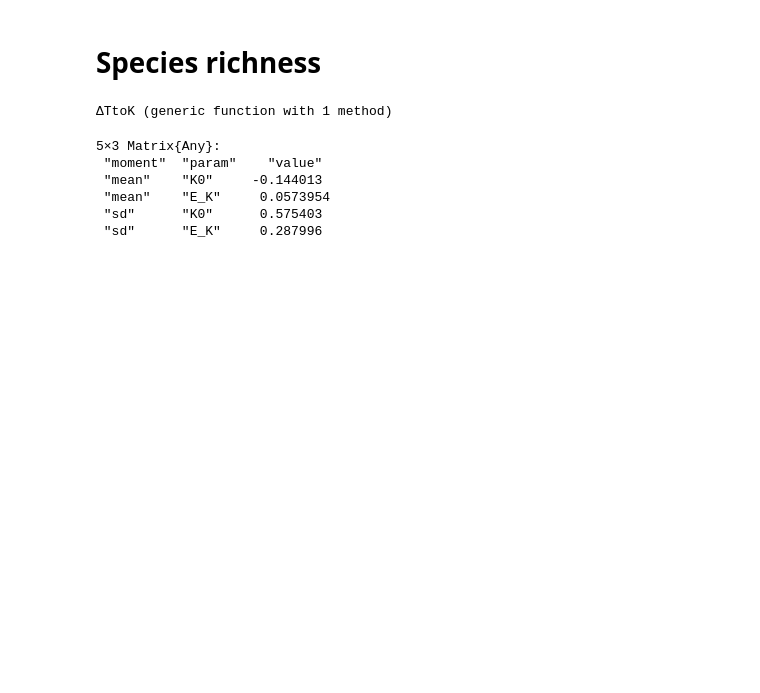
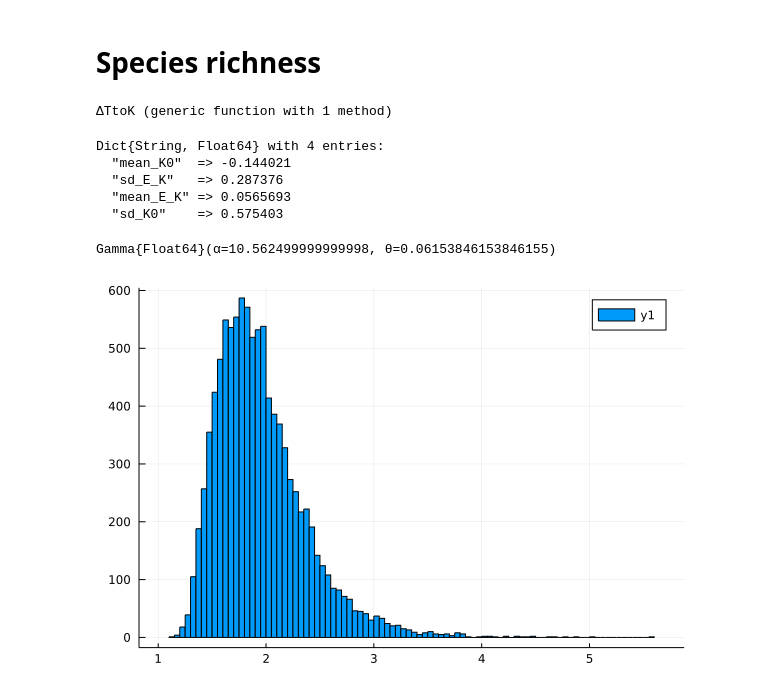
Before and after one commit to CleggTom/Temperature_feasibility, a Jupyter notebook: Notebooks/Analytic.ipynb, the cells around one changed output. Saved outputs shown, nothing was run; the diff lists cells and outputs as text; code cells hidden in the pictures; blank space fills up the shorter version.

```diff
--- a/Notebooks/Analytic.ipynb
+++ b/Notebooks/Analytic.ipynb
@@ -315,12 +315,15 @@ end
 using DelimitedFiles
 
 param_table = readdlm("../data/K_TPC_output.csv", ',')
+
+keys = string.(param_table[:,1],"_",param_table[:,2])
+
+obs_param = Dict(keys[i] => param_table[i, 3] for i = 2:5)
 # %% [output]
-5×3 Matrix{Any}:
- "moment"  "param"    "value"
- "mean"    "K0"     -0.144013
- "mean"    "E_K"     0.0573954
- "sd"      "K0"      0.575403
- "sd"      "E_K"     0.287996
+Dict{String, Float64} with 4 entries:
+  "mean_K0"  => -0.144021
+  "sd_E_K"   => 0.287376
+  "mean_E_K" => 0.0565693
+  "sd_K0"    => 0.575403
 # %%
 #results
@@ -390,3 +392,18 @@ res_MTE = get_N.(T_vec, 0.8, Ref(p_MTE))
 res_var = get_N.(T_vec, 0.8, Ref(p_var))
 
 writedlm("../data/sp_num_MTE.csv",[res_MTE res_var],',')
+# %%
+μ = 0.65
+σ = 0.2
+
+K = μ^2 / σ^2
+θ = σ^2 / μ
+
+
+dG = Gamma(K,θ)
+# %% [output]
+Gamma{Float64}(α=10.562499999999998, θ=0.06153846153846155)
+# %%
+histogram(exp.(rand(dG,10000)))
+# %% [output]
+[figure, added]
```
Also changed, not shown: parts of 4 cells of this notebook, 5 other files.
